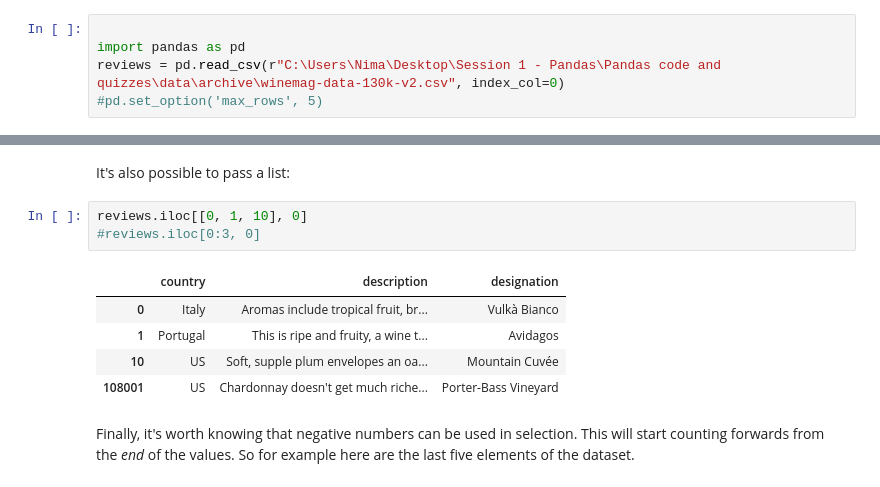
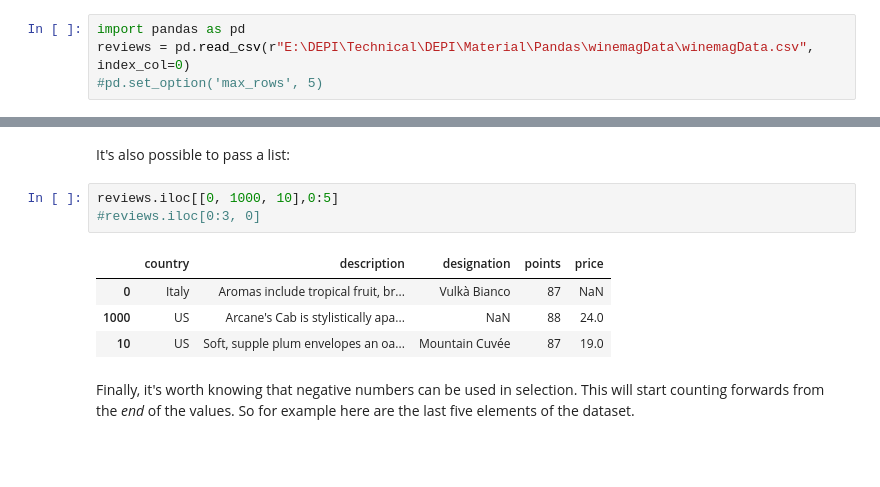
Before and after one commit to AbdallahGasem/DEPI, a Jupyter notebook: Material/Pandas/2_indexing-selecting-assigning.ipynb, the cells around one changed output, grey strips where cells are left out. Cells and saved outputs as stored; diff of their text form; blank space fills up the shorter version.

Commit message:
Learning Pandas

```diff
--- a/Material/Pandas/2_indexing-selecting-assigning.ipynb
+++ b/Material/Pandas/2_indexing-selecting-assigning.ipynb
@@ -3,9 +3,8 @@
 
 Selecting specific values of a pandas DataFrame or Series to work on is an implicit step in almost any data operation you'll run, so one of the first things you need to learn in working with data in Python is how to go about selecting the data points relevant to you quickly and effectively.
 # %%
-
 import pandas as pd
-reviews = pd.read_csv(r"C:\Users\Nima\Desktop\Session 1 - Pandas\Pandas code and quizzes\data\archive\winemag-data-130k-v2.csv", index_col=0)
+reviews = pd.read_csv(r"E:\DEPI\Technical\DEPI\Material\Pandas\winemagData\winemagData.csv", index_col=0)
 #pd.set_option('max_rows', 5)
 # %% [markdown]
 # Native accessors
@@ -162,14 +162,13 @@ Name: country, dtype: object
 # %% [markdown]
 It's also possible to pass a list:
 # %%
-reviews.iloc[[0, 1, 10], 0]
+reviews.iloc[[0, 1000, 10],0:5]
 #reviews.iloc[0:3, 0]
 # %% [output]
-|  | country | description | designation |
-| 0 | Italy | Aromas include tropical fruit, br... | Vulkà Bianco |
-| 1 | Portugal | This is ripe and fruity, a wine t... | Avidagos |
-| 10 | US | Soft, supple plum envelopes an oa... | Mountain Cuvée |
-| 108001 | US | Chardonnay doesn't get much riche... | Porter-Bass Vineyard |
+|  | country | description | designation | points | price |
+| 0 | Italy | Aromas include tropical fruit, br... | Vulkà Bianco | 87 | NaN |
+| 1000 | US | Arcane's Cab is stylistically apa... | NaN | 88 | 24.0 |
+| 10 | US | Soft, supple plum envelopes an oa... | Mountain Cuvée | 87 | 19.0 |
 # %% [markdown]
 Finally, it's worth knowing that negative numbers can be used in selection. This will start counting forwards from the _end_ of the values. So for example here are the last five elements of the dataset.
 # %%
```
Also changed, not shown: parts of 6 cells of this notebook, 5 other files.
